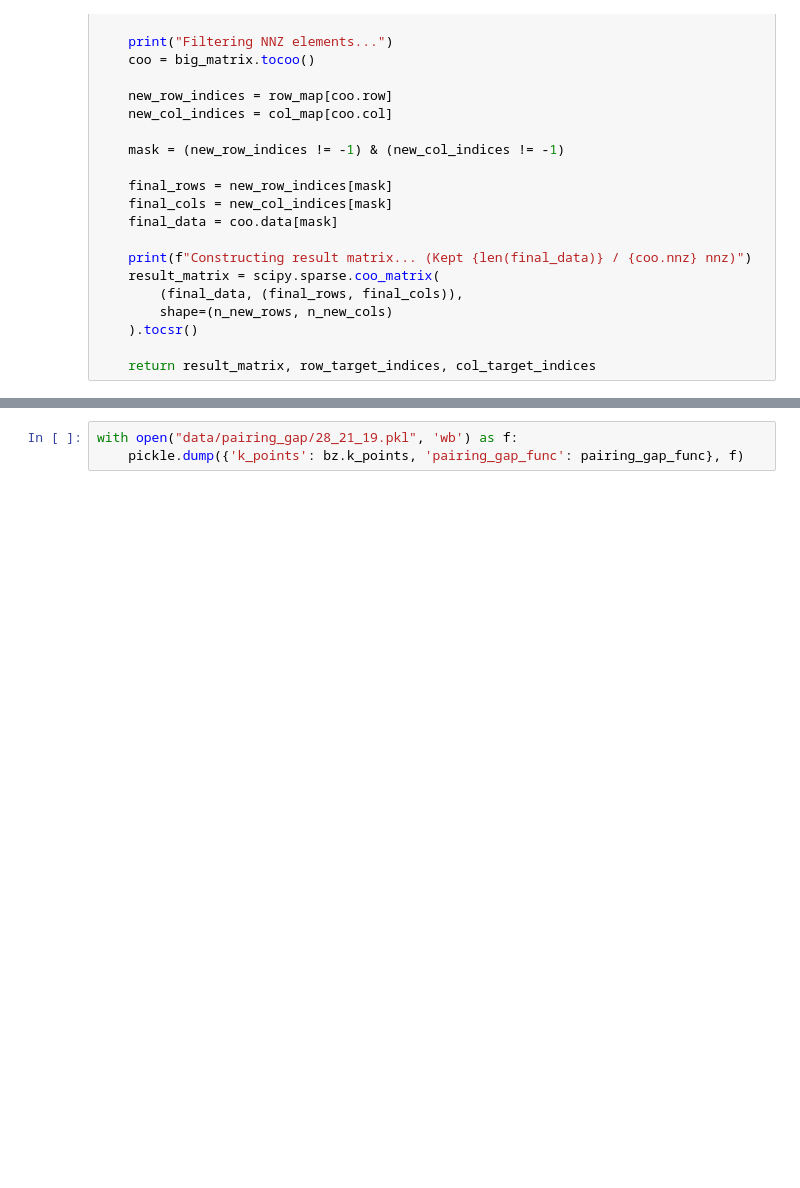
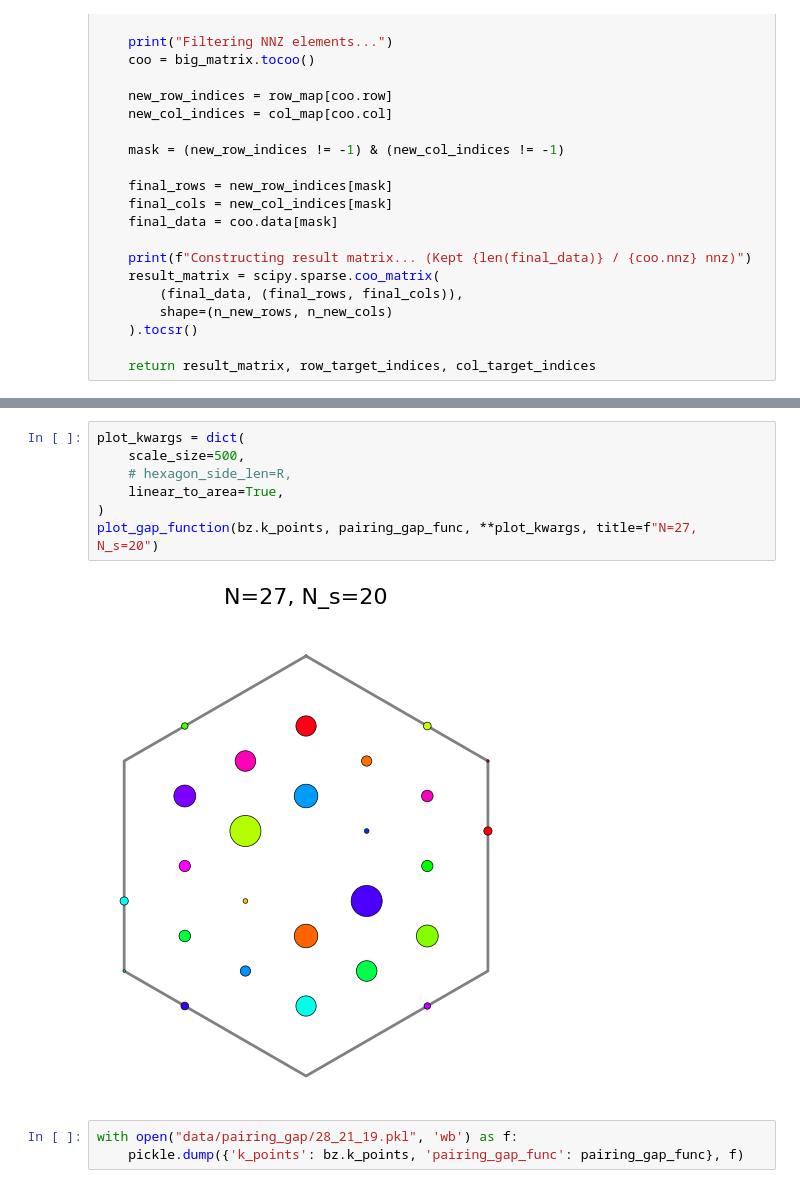
Before and after one commit to pco0511/acband-laughlin-instability, a Jupyter notebook: pairing_gap_function.ipynb, the cells around one changed output, grey strips where cells are left out. Cells and saved outputs as stored; diff of their text form; blank space fills up the shorter version.

```diff
--- a/pairing_gap_function.ipynb
+++ b/pairing_gap_function.ipynb
@@ -182,3 +182,12 @@ Constructing result matrix... (Kept 23478 / 67108864 nnz)
+# %%
+plot_kwargs = dict(
+    scale_size=500,
+    # hexagon_side_len=R,
+    linear_to_area=True,
+)
+plot_gap_function(bz.k_points, pairing_gap_func, **plot_kwargs, title=f"N=27, N_s=20")
+# %% [output]
+[figure, added]
 # %%
 with open("data/pairing_gap/28_21_19.pkl", 'wb') as f:
     pickle.dump({'k_points': bz.k_points, 'pairing_gap_func': pairing_gap_func}, f)
```
Also changed, not shown: parts of 2 cells of this notebook, 24 other files.
